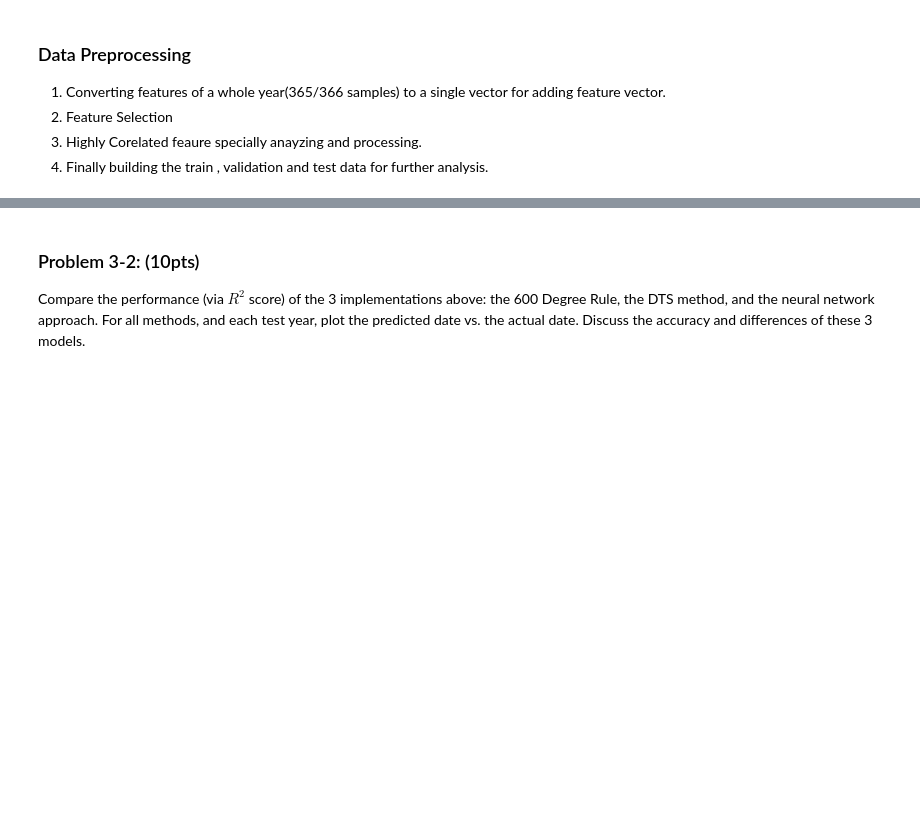
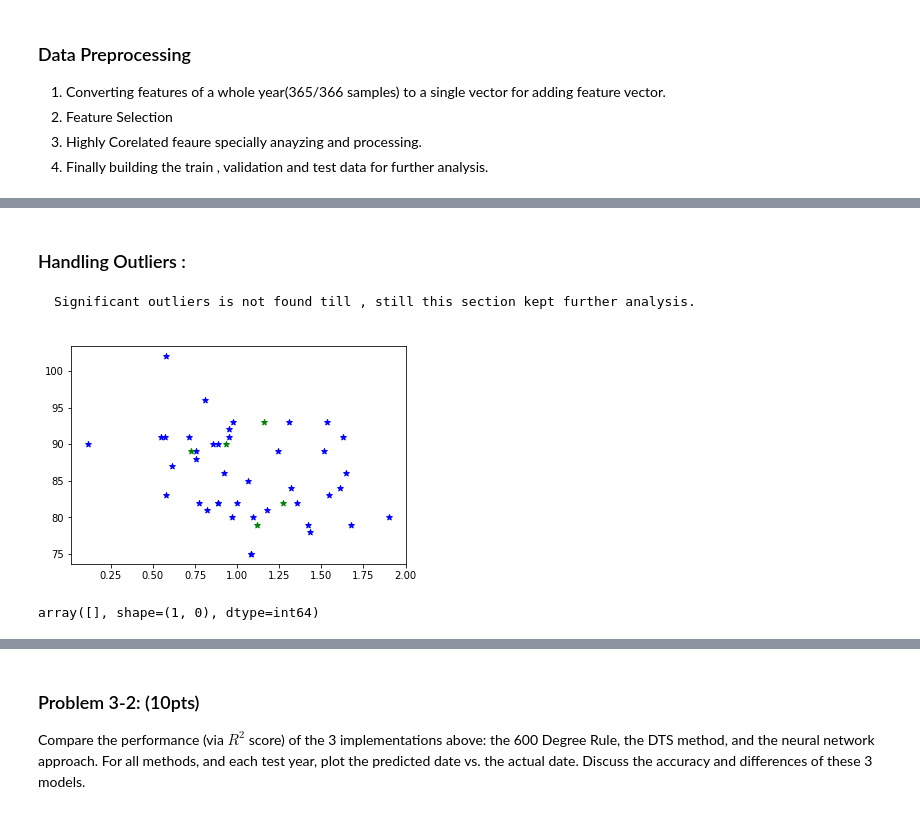
Before and after one commit to irfanhasib0/Machine-Learning, a Jupyter notebook: Sakura TF_NN_Report.ipynb, the cells around one changed output, grey strips where cells are left out. Saved outputs shown, nothing was run; the diff lists cells and outputs as text; code cells hidden in the pictures; blank space fills up the shorter version.

```diff
--- a/Sakura TF_NN_Report.ipynb
+++ b/Sakura TF_NN_Report.ipynb
@@ -519,13 +472,0 @@ Temperarture mostly controlls the the bloom day as daily temperature helps the t
-# %%
-def split_monthly_temp(dfs,yrs):
-    for year in yrs[:-1]:
-        Dj=Dj_df.loc[year,'Dj']-1
-        _df=dfs[year].copy()
-        mn_gp=_df.groupby('month')
-        feb=mn_gp.get_group(2)
-        mrch=mn_gp.get_group(3)
-        _df['max_temp_2']=feb.loc[Dj:,'max temp'].mean()#feb['max temp'].mean()
-        _df['max_temp_3']=mrch['max temp'].mean()
-        dfs[year]=_df
-    return dfs
-yearly_dfs=split_monthly_temp(yearly_dfs,years)
@@ -684,0 +695,20 @@ yy_val=np.array_split(valY,no_of_batch)
+# %% [markdown]
+### Handling Outliers :
+    Significant outliers is not found till , still this section kept further analysis.
+# %%
+feat='hr1_preci_3'
+#feat= 'max_temp_3'
+outliers2=(train_df[feat]<0.75) & (train_df['days']<78)
+plt.scatter(train_df.loc[:,feat],train_df.loc[:,'days'],marker='*',color='b')
+plt.scatter(test_df.loc[:,feat],test_df.loc[:,'days'],marker='*',color='g')
+plt.scatter(train_df.loc[outliers2,feat],train_df.loc[outliers2,'days'],marker='*',color='r')
+plt.show()
+# %% [output]
+[figure, added]
+# %%
+ot_ind=np.array(np.where(outliers2))
+#trainX=np.delete(trainX,ot_ind,axis=0)
+#trainY=np.delete(trainY,ot_ind,axis=0)
+ot_ind
+# %% [output]
+array([], shape=(1, 0), dtype=int64)
```
Also changed, not shown: parts of 73 cells of this notebook, 6 other files.
